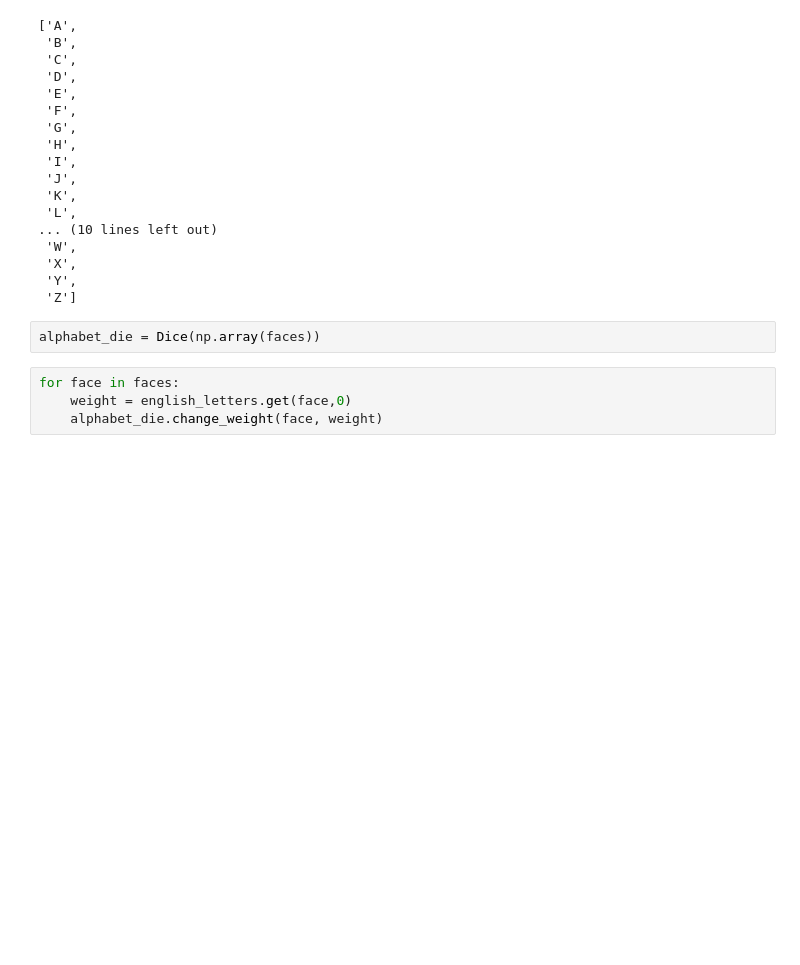
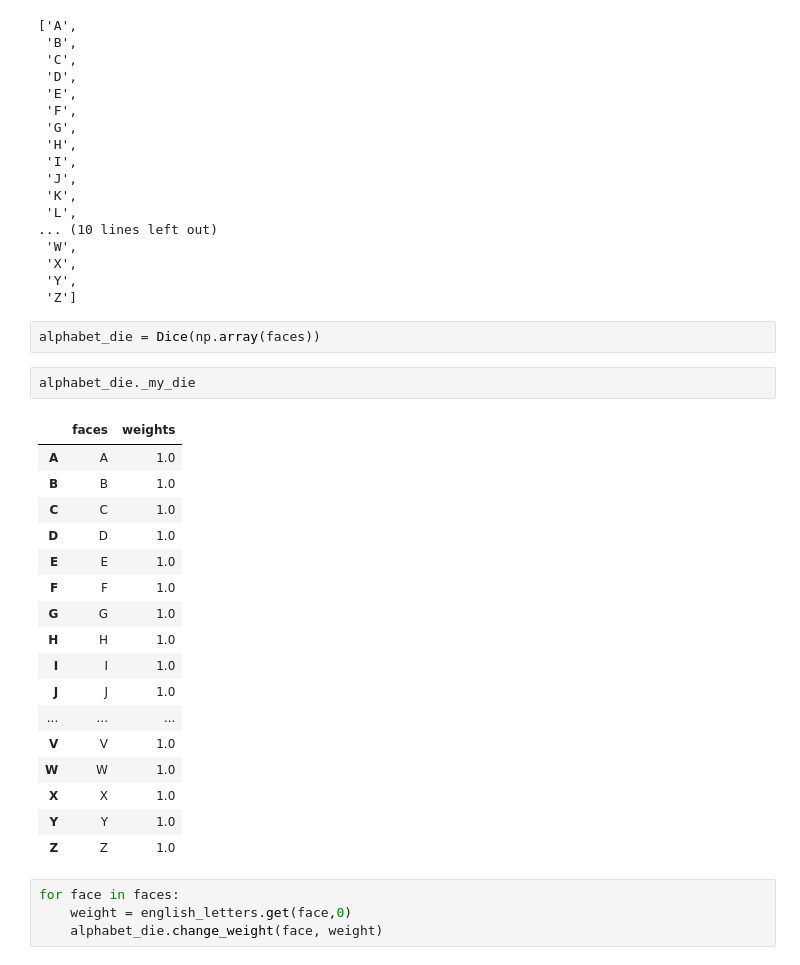
Before and after one commit to mm3dc/MonteCarlo, a Jupyter notebook: DS51200_FinalProjectTemplate.ipynb, the cells around one changed output. Drawn from its saved outputs; the diff is of its cells as text; blank space fills up the shorter version.

```diff
--- a/DS51200_FinalProjectTemplate.ipynb
+++ b/DS51200_FinalProjectTemplate.ipynb
@@ -1056,6 +1055,26 @@ faces
  'Z']
 # %%
 alphabet_die = Dice(np.array(faces))
+# %%
+alphabet_die._my_die
+# %% [output]
+|  | faces | weights |
+| A | A | 1.0 |
+| B | B | 1.0 |
+| C | C | 1.0 |
+| D | D | 1.0 |
+| E | E | 1.0 |
+| F | F | 1.0 |
+| G | G | 1.0 |
+| H | H | 1.0 |
+| I | I | 1.0 |
+| J | J | 1.0 |
+| ... | ... | ... |
+| V | V | 1.0 |
+| W | W | 1.0 |
+| X | X | 1.0 |
+| Y | Y | 1.0 |
+| Z | Z | 1.0 |
 # %%
 for face in faces:
     weight = english_letters.get(face,0)
```
Also changed, not shown: parts of 8 cells of this notebook.
